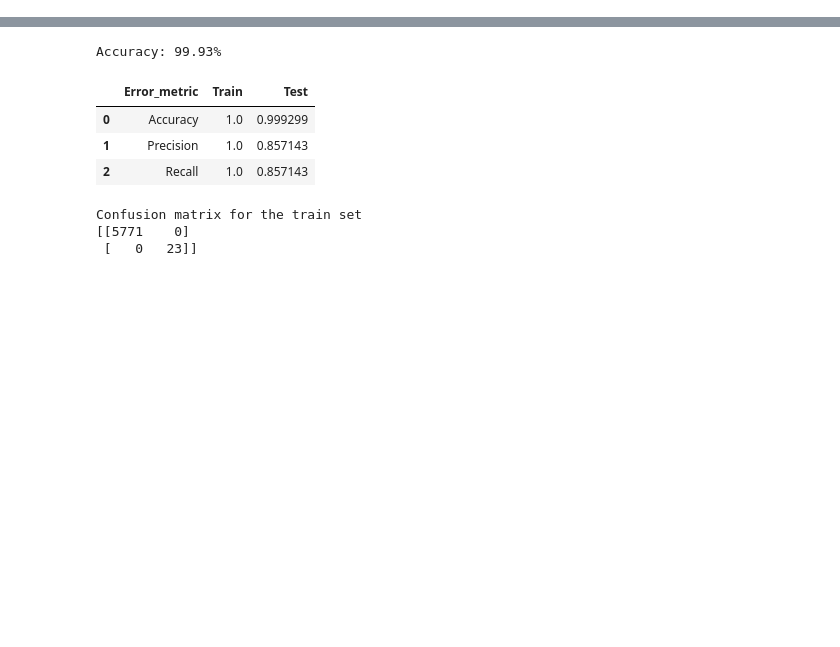
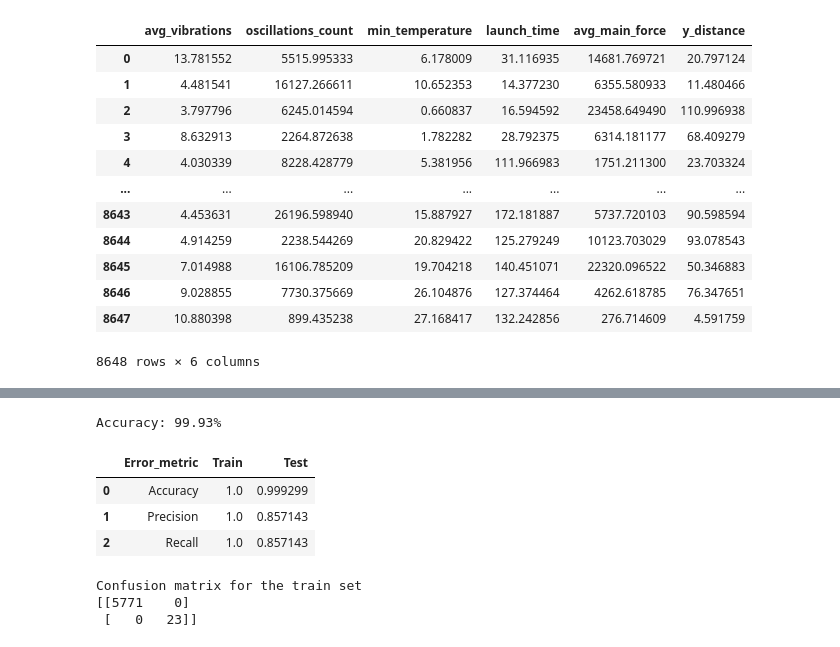
Before and after one commit to kondoniranjan95/Predictive-maintainence-final-project, a Jupyter notebook: GUI.ipynb, the cells around one changed output, grey strips where cells are left out. Cells and saved outputs as stored; diff of their text form; code cells hidden in the pictures; blank space fills up the shorter version.

```diff
--- a/GUI.ipynb
+++ b/GUI.ipynb
@@ -65 +61,9 @@ Index(['min_x_position', 'avg_x_position', 'avg_y_position',
 [figure]
+# %%
+seed = 7
+test_size = 0.33
+X_train, X_test, y_train, y_test = train_test_split(X, Y, test_size=test_size, random_state=seed)
+model = XGBClassifier()
+model.fit(X_train, y_train)
+model.score(X_test, y_test)
+print(model)
@@ -66,3 +82,40 @@ Index(['min_x_position', 'avg_x_position', 'avg_y_position',
+# %%
+
+df_feature_importances = pd.DataFrame(model.feature_importances_*100,columns=["Importance"],index=X_colm)
+df_feature_importances = df_feature_importances.sort_values("Importance", ascending=False)
+
+
+# We create a Features Importance Bar Chart
+fig_features_importance = go.Figure()
+fig_features_importance.add_trace(go.Bar(x=df_feature_importances.index,
+                                         y=df_feature_importances["Importance"],
+                                         marker_color='rgb(171, 226, 251)')
+                                 )
+fig_features_importance.update_layout(title_text='<b>Features Importance of the model<b>', title_x=0.5)
+fig_features_importance.show()
+# %%
+
+model_features= df_feature_importances[df_feature_importances["Importance"]<5.]
+model_features= model_features.transpose()
+
+model_features= list(model_features.columns)
+model_features
+X= X.drop(columns= model_features)
+X
+# %% [output]
+|  | avg_vibrations | oscillations_count | min_temperature | launch_time | avg_main_force | y_distance |
+| 0 | 13.781552 | 5515.995333 | 6.178009 | 31.116935 | 14681.769721 | 20.797124 |
+| 1 | 4.481541 | 16127.266611 | 10.652353 | 14.377230 | 6355.580933 | 11.480466 |
+| 2 | 3.797796 | 6245.014594 | 0.660837 | 16.594592 | 23458.649490 | 110.996938 |
+| 3 | 8.632913 | 2264.872638 | 1.782282 | 28.792375 | 6314.181177 | 68.409279 |
+| 4 | 4.030339 | 8228.428779 | 5.381956 | 111.966983 | 1751.211300 | 23.703324 |
+| ... | ... | ... | ... | ... | ... | ... |
+| 8643 | 4.453631 | 26196.598940 | 15.887927 | 172.181887 | 5737.720103 | 90.598594 |
+| 8644 | 4.914259 | 2238.544269 | 20.829422 | 125.279249 | 10123.703029 | 93.078543 |
+| 8645 | 7.014988 | 16106.785209 | 19.704218 | 140.451071 | 22320.096522 | 50.346883 |
+| 8646 | 9.028855 | 7730.375669 | 26.104876 | 127.374464 | 4262.618785 | 76.347651 |
+| 8647 | 10.880398 | 899.435238 | 27.168417 | 132.242856 | 276.714609 | 4.591759 |
+8648 rows × 6 columns
 # %%
 seed = 7
 test_size = 0.33
```
Also changed, not shown: parts of 8 cells of this notebook, 1 other file.
